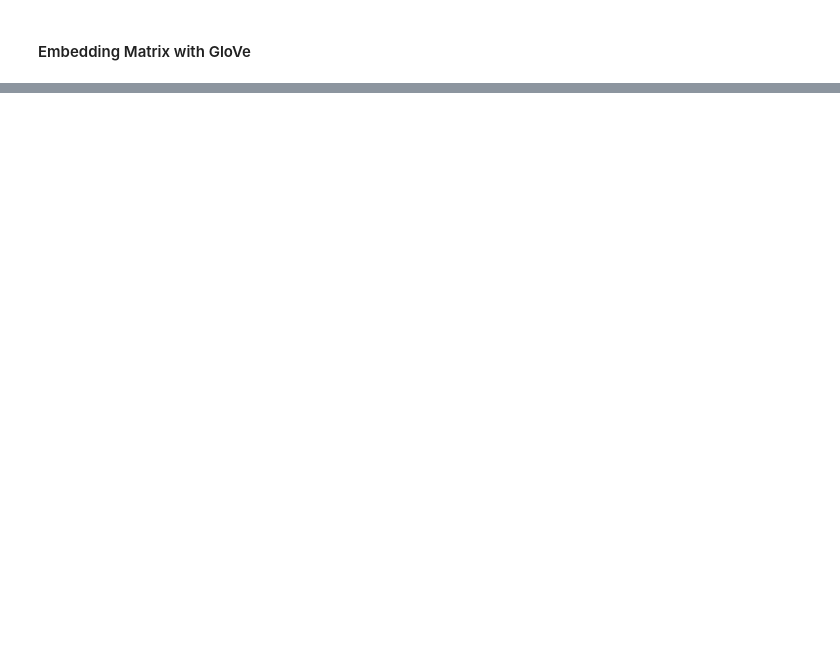
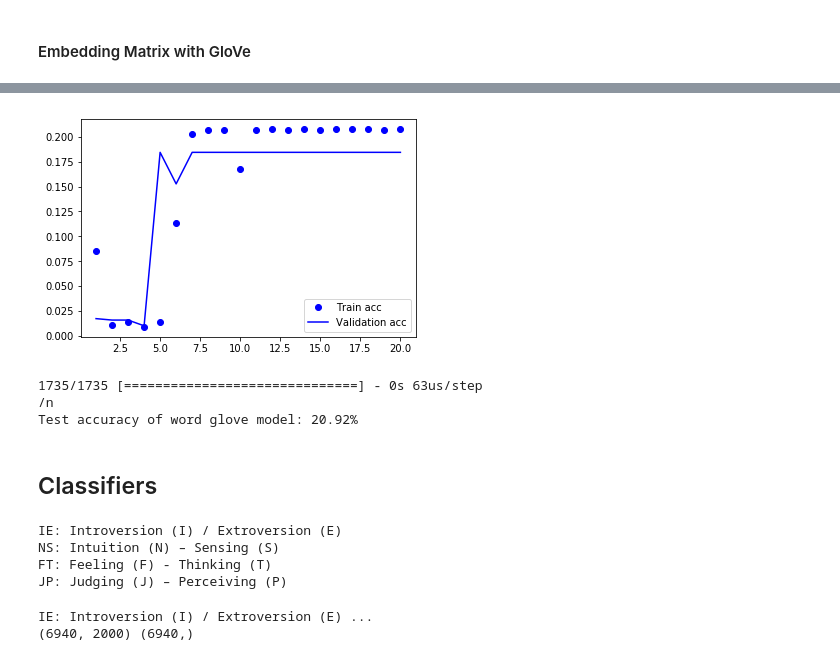
Before and after one commit to pavan1011/twitter_persona, a Jupyter notebook: Twitter_Persona_GloVe.ipynb, the cells around one changed output, grey strips where cells are left out. Saved outputs shown, nothing was run; the diff lists cells and outputs as text; code cells hidden in the pictures; blank space fills up the shorter version.

```diff
--- a/Twitter_Persona_GloVe.ipynb
+++ b/Twitter_Persona_GloVe.ipynb
@@ -314,0 +589,61 @@ NameError: name 'tokenizer' is not defined
+# %%
+eval_metric(glove_history, 'acc')
+# %% [output]
+[figure, added]
+# %%
+glove_results = test_model(glove_model, X_train_seq_trunc, y_train, X_test_seq_trunc, y_test, 20)
+print('/n')
+print('Test accuracy of word glove model: {0:.2f}%'.format(glove_results[1]*100))
+# %% [output]
+1735/1735 [==============================] - 0s 63us/step
+/n
+Test accuracy of word glove model: 20.92%
+# %% [markdown]
+## Classifiers
+# %%
+type_indicators = [ "IE: Introversion (I) / Extroversion (E)", "NS: Intuition (N) – Sensing (S)",
+                   "FT: Feeling (F) - Thinking (T)", "JP: Judging (J) – Perceiving (P)"  ]
+
+for l in range(len(type_indicators)):
+    print(type_indicators[l])
+# %% [output]
+IE: Introversion (I) / Extroversion (E)
+NS: Intuition (N) – Sensing (S)
+FT: Feeling (F) - Thinking (T)
+JP: Judging (J) – Perceiving (P)
+# %%
+for l in range(len(type_indicators[l])):
+    print("\n\n{} ...".format(type_indicators[l]))
+
+    y_train_class = y_train[:,l]
+    y_test_class = y_test[:,l]
+
+    print(X_train_seq_trunc.shape, y_train_class.shape)
+    seed = 7
+    sm = SMOTE(random_state=2)
+    X_train_res , y_train_res = sm.fit_sample(X_train_seq_trunc, y_train_class.ravel())
+
+    model = XGBClassifier(learning_rate=0.01,
+                             n_estimators=5000,
+                             max_depth=4,
+                             min_child_weight=6,
+                             colsample_bytree=0.8,
+                             objective='binary:logistic',
+                             nthread=8,
+                             scale_pos_weight=1,
+                             seed=7)
+
+    model.fit(X_train_res, y_train_res)
+
+    # make predictions for test data
+    y_pred = model.predict(X_test_seq_trunc)
+    predictions = [round(value) for value in y_pred]
+    # evaluate predictions
+    accuracy = sklearn.metrics.accuracy_score(y_test_class, predictions)
+    f1_score_measure = sklearn.metrics.f1_score(y_test_class, predictions)
+    rmse = sklearn.metrics.mean_squared_error(y_test_class, predictions)
+    mae = sklearn.metrics.mean_absolute_error(y_test_class, predictions)
+    print(" Accuracy: {:.2f}% \t F1-Score: {:.3f} RMSE: {:.3f} MAE: {:.3f}".format(accuracy * 100.0, f1_score_measure, rmse, mae))
+# %% [output]
+IE: Introversion (I) / Extroversion (E) ...
+(6940, 2000) (6940,)
```
Also changed, not shown: parts of 33 cells of this notebook.
